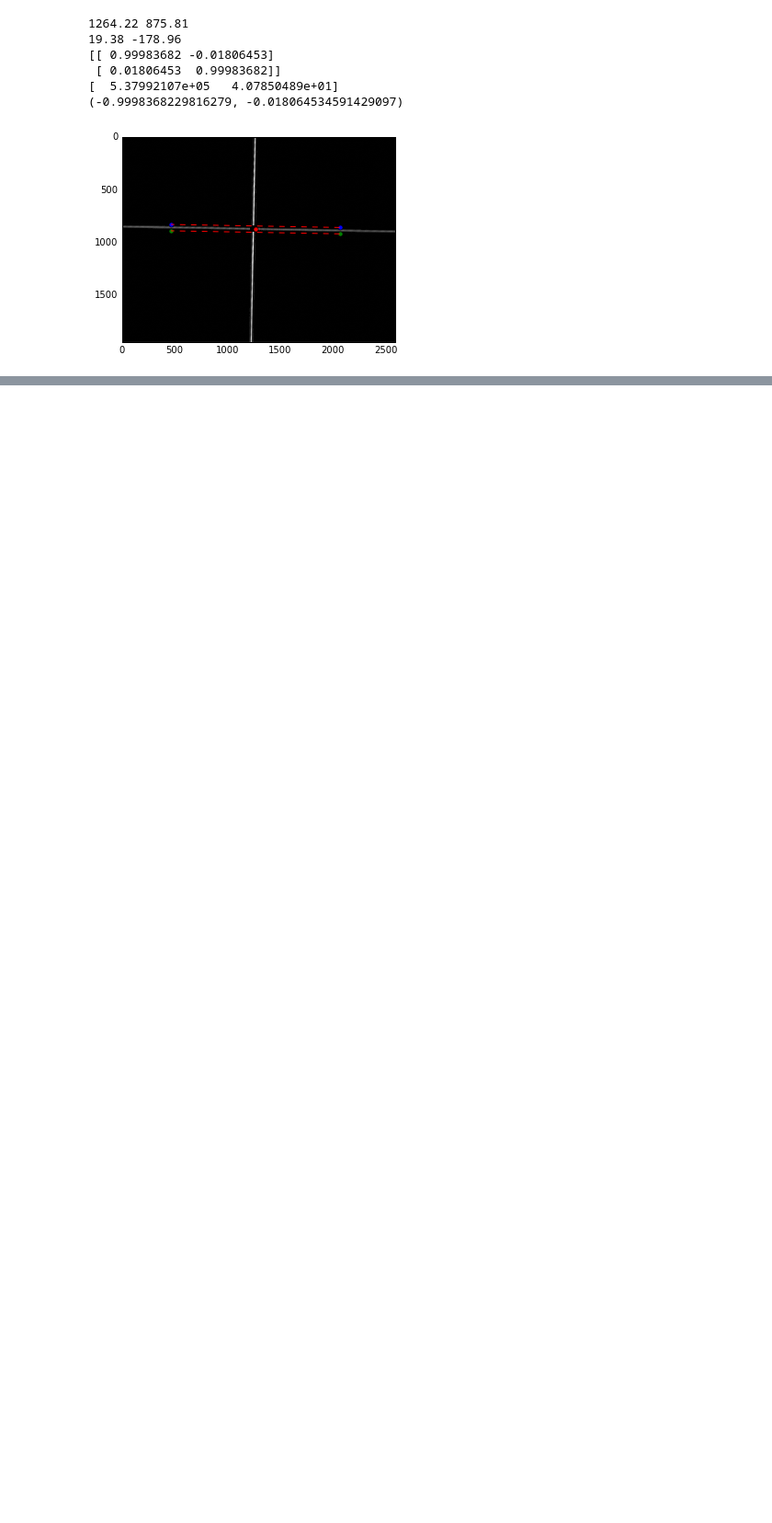
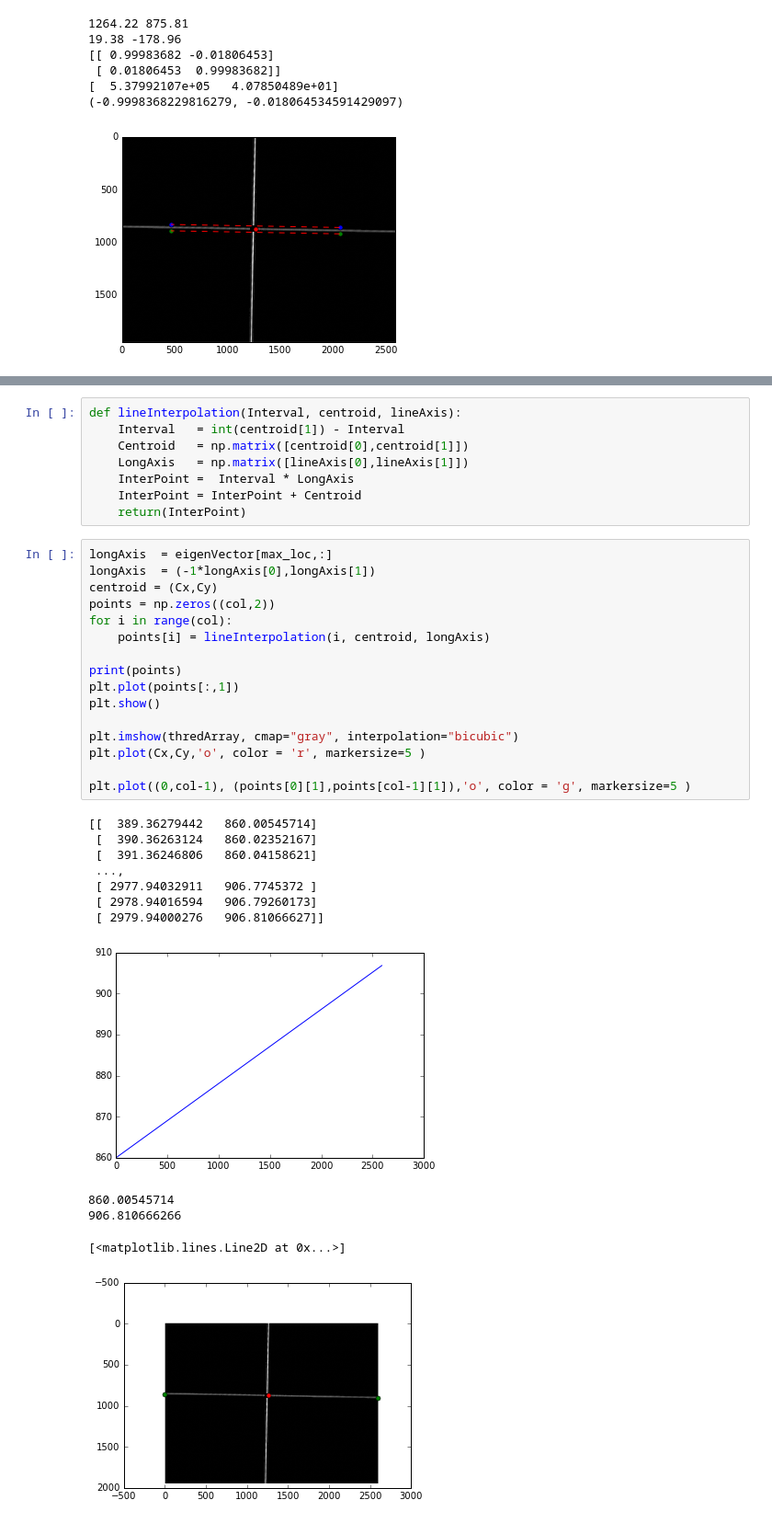
Before and after one commit to kurcoy/Python, a Jupyter notebook: LaserMomentsCalc/LaserCalculation.ipynb, the cells around one changed output, grey strips where cells are left out. Shown: that part at 92% size. Saved outputs shown, nothing was run; the diff lists cells and outputs as text; blank space fills up the shorter version.

```diff
--- a/LaserMomentsCalc/LaserCalculation.ipynb
+++ b/LaserMomentsCalc/LaserCalculation.ipynb
@@ -291,0 +333,37 @@ plt.show()
+# %%
+def lineInterpolation(Interval, centroid, lineAxis):
+    Interval   = int(centroid[1]) - Interval
+    Centroid   = np.matrix([centroid[0],centroid[1]])
+    LongAxis   = np.matrix([lineAxis[0],lineAxis[1]])
+    InterPoint =  Interval * LongAxis
+    InterPoint = InterPoint + Centroid
+    return(InterPoint)
+# %%
+longAxis  = eigenVector[max_loc,:]
+longAxis  = (-1*longAxis[0],longAxis[1])
+centroid = (Cx,Cy)
+points = np.zeros((col,2))
+for i in range(col):
+    points[i] = lineInterpolation(i, centroid, longAxis)
+
+print(points)
+plt.plot(points[:,1])
+plt.show()
+
+plt.imshow(thredArray, cmap="gray", interpolation="bicubic")
+plt.plot(Cx,Cy,'o', color = 'r', markersize=5 )
+
+plt.plot((0,col-1), (points[0][1],points[col-1][1]),'o', color = 'g', markersize=5 )
+# %% [output]
+[[  389.36279442   860.00545714]
+ [  390.36263124   860.02352167]
+ [  391.36246806   860.04158621]
+ ...,
+ [ 2977.94032911   906.7745372 ]
+ [ 2978.94016594   906.79260173]
+ [ 2979.94000276   906.81066627]]
+[figure, added]
+860.00545714
+906.810666266
+[<matplotlib.lines.Line2D at 0x...>]
+[figure, added]
```
Also changed, not shown: parts of 2 cells of this notebook.
